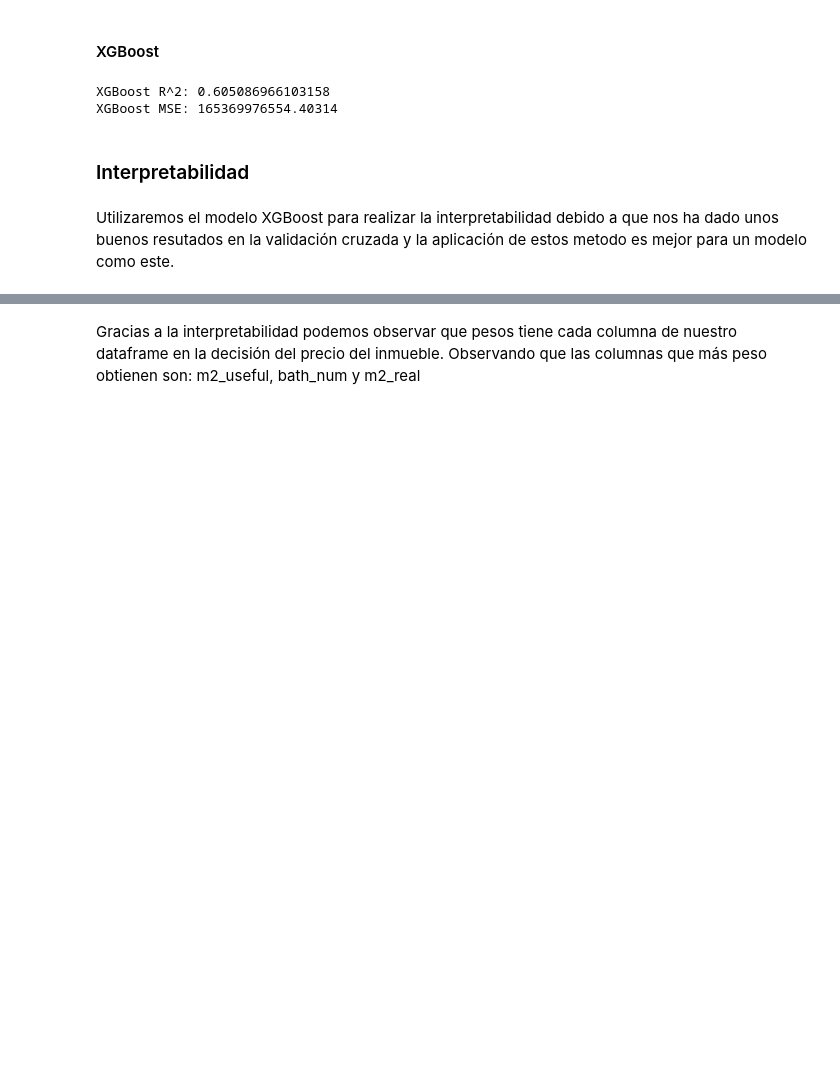
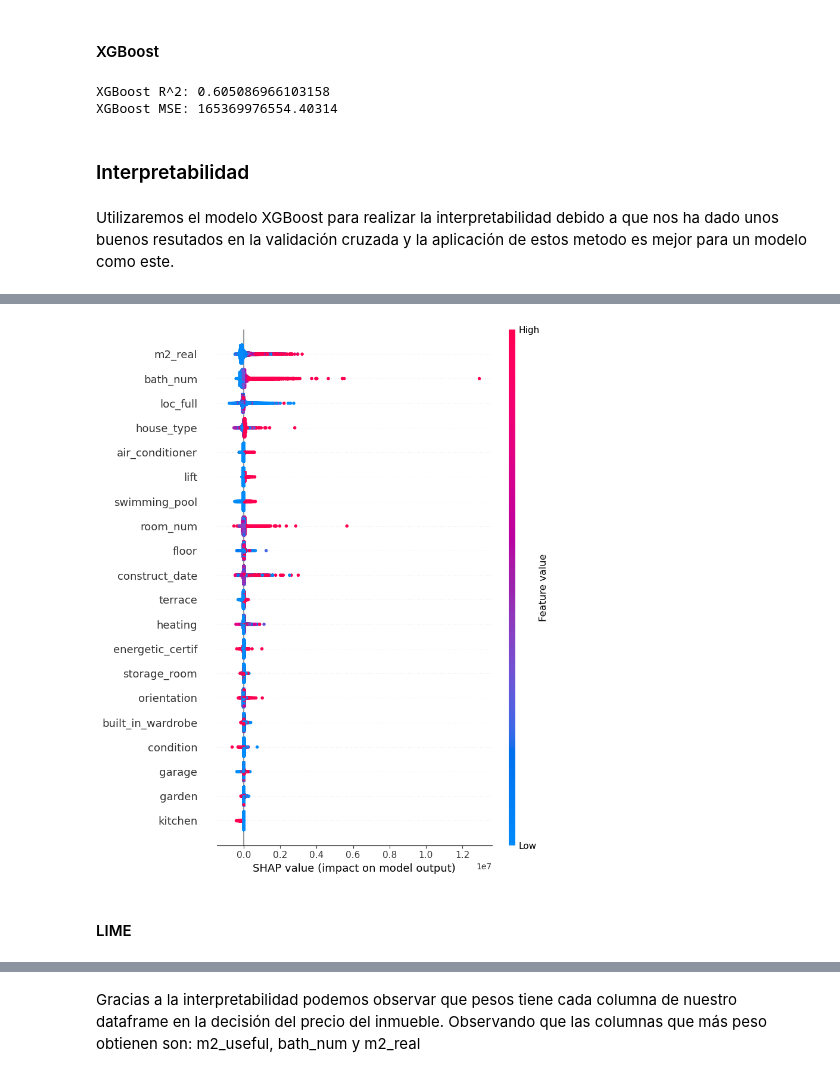
Before and after one commit to Anllel12/InmueblesPrediccion, a Jupyter notebook: InmueblesPrediccion.ipynb, the cells around one changed output, grey strips where cells are left out. Drawn from its saved outputs; the diff is of its cells as text; code cells hidden in the pictures; blank space fills up the shorter version.

```diff
--- a/InmueblesPrediccion.ipynb
+++ b/InmueblesPrediccion.ipynb
@@ -652 +676,7 @@ shap.summary_plot(shap_values, X_train, plot_type="bar")
 [figure]
+# %%
+shap.summary_plot(shap_values, X_train)
+# %% [output]
+[figure, added]
+# %% [markdown]
+#### LIME
```
Also changed, not shown: parts of 14 cells of this notebook.
